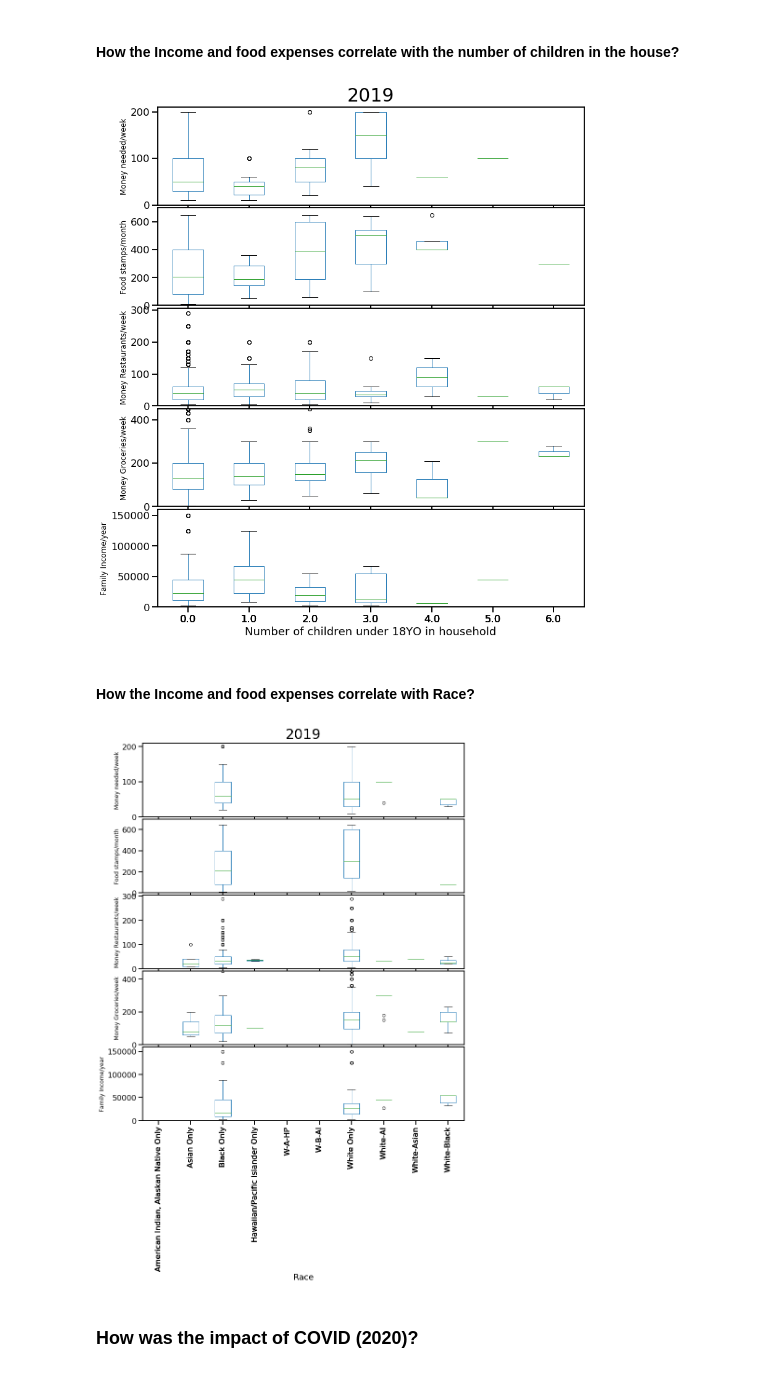
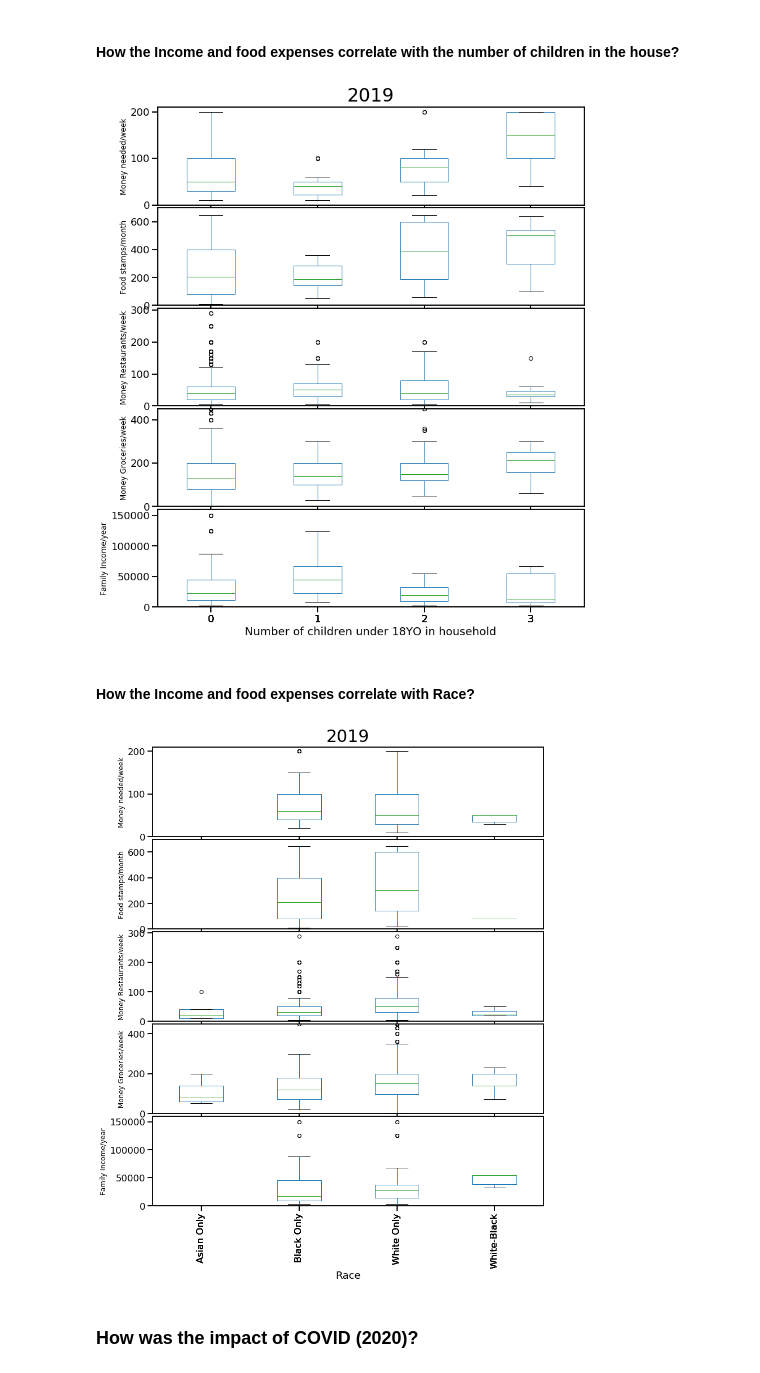
Before and after one commit to astronomilo/foodinsecurity, a Jupyter notebook: Notebooks/EDA_Prep/Team_27_EDA_Prep_20220227.ipynb, the cells around one changed output. Saved outputs shown, nothing was run; the diff lists cells and outputs as text; code cells hidden in the pictures.

```diff
--- a/Notebooks/EDA_Prep/Team_27_EDA_Prep_20220220.ipynb
+++ b/Notebooks/EDA_Prep/Team_27_EDA_Prep_20220227.ipynb
@@ -569,33 +569,37 @@ import warnings
 warnings.filterwarnings("ignore")
 
 def fix_number_children(df, string):
-    for i in np.arange(0,7):
+    for i in np.arange(0,3):
+    # for i in np.arange(0,7):
         if i not in df.NUMBER_OWN_CHILDREN.drop_duplicates().values:
             df = df.append({'NUMBER_OWN_CHILDREN': i,
                              string: 0},
                              ignore_index = True)
     return df
 
+# Chose number of children with statitistical significance
+Ch_cps2019_df = cps2019_df[cps2019_df.NUMBER_OWN_CHILDREN.isin([0,1,2,3])]
+
 # Households needing to meet food needs
-FoodNeed = cps2019_df[cps2019_df['AMOUNT_NEEDED_TO_MEET_HOUSEHOLD_FOOD_NEED']!=-1]
+FoodNeed = Ch_cps2019_df[Ch_cps2019_df['AMOUNT_NEEDED_TO_MEET_HOUSEHOLD_FOOD_NEED']!=-1]
 # Add a zero to those not defined values of NUMBER_OWN_CHILDREN
 FoodNeed = fix_number_children(FoodNeed, 'AMOUNT_NEEDED_TO_MEET_HOUSEHOLD_FOOD_NEED')
 
 # Food stamps/month:
-FoodStamps = cps2019_df[cps2019_df['FOODSTAMPS_AMT_PERMONTH']>0]
+FoodStamps = Ch_cps2019_df[Ch_cps2019_df['FOODSTAMPS_AMT_PERMONTH']>0]
 # Add a zero to those not defined values of NUMBER_OWN_CHILDREN
 FoodStamps = fix_number_children(FoodStamps, 'FOODSTAMPS_AMT_PERMONTH')
 
 # Purchases in Restaurants /week
-FoodRest = cps2019_df[cps2019_df['HOUSEHOLD_PURCHASES_RESTAURANTS']>=0]
+FoodRest = Ch_cps2019_df[Ch_cps2019_df['HOUSEHOLD_PURCHASES_RESTAURANTS']>=0]
 FoodRest = fix_number_children(FoodRest, 'HOUSEHOLD_PURCHASES_RESTAURANTS')
 
 # Purchases in Groceries / week
-FoodGroc = cps2019_df[cps2019_df['HOUSEHOLD_PURCHASES_GROCERIES']>=0]
+FoodGroc = Ch_cps2019_df[Ch_cps2019_df['HOUSEHOLD_PURCHASES_GROCERIES']>=0]
 FoodGroc = fix_number_children(FoodGroc, 'HOUSEHOLD_PURCHASES_GROCERIES')
 
 # Family Income
-FamInc = cps2019_df[cps2019_df['AMOUNT_NEEDED_TO_MEET_HOUSEHOLD_FOOD_NEED']!=-1]
+FamInc = Ch_cps2019_df[Ch_cps2019_df['AMOUNT_NEEDED_TO_MEET_HOUSEHOLD_FOOD_NEED']!=-1]
 Dict_Family_Income = { 1: 2500, 2: 6250, 3: 8750, 4: 11250, 5: 13750, 6: 17500,
                        7: 22500, 8: 27500, 9: 32500, 10: 37500, 11: 45000, 12: 55000,
                       13: 67500, 14: 87500, 15: 125000, 16: 150000}
@@ -648,4 +652,4 @@ ax5.set_xlabel('Number of children under 18YO in household')
 fig.suptitle('2019',y=0.93, fontsize=30)
 plt.show()
 # %% [output]
-[figure, old version]
+[figure, new version]
@@ -664,27 +676,32 @@ Dict_Race = {1: 'White Only',
             21: 'W-A-HP'}
 
 def fix_race(df, string):
-    for i in [1,2,3,4,5,6,7,8,16,21]:
+    for i in [1,2,4,6]:
+    #for i in [1,2,3,4,5,6,7,8,16,21]:
         if i not in df.RACE.drop_duplicates().values:
             df = df.append({'RACE': i,
                              string: 0},
                              ignore_index = True)
     df = df.replace({"RACE": Dict_Race})
     return df
+
+# Chose Races with statitistical significance
+Rz_cps2019_df = cps2019_df[cps2019_df.RACE.isin([1,2,4,6])]
+
 # Households needing to meet food needs
-FoodNeed = cps2019_df[cps2019_df['AMOUNT_NEEDED_TO_MEET_HOUSEHOLD_FOOD_NEED']!=-1]
+FoodNeed = Rz_cps2019_df[Rz_cps2019_df['AMOUNT_NEEDED_TO_MEET_HOUSEHOLD_FOOD_NEED']!=-1]
 FoodNeed = fix_race(FoodNeed, 'AMOUNT_NEEDED_TO_MEET_HOUSEHOLD_FOOD_NEED')
 # Food stamps/month:
-FoodStamps = cps2019_df[cps2019_df['FOODSTAMPS_AMT_PERMONTH']>0]
+FoodStamps = Rz_cps2019_df[Rz_cps2019_df['FOODSTAMPS_AMT_PERMONTH']>0]
 FoodStamps = fix_race(FoodStamps, 'FOODSTAMPS_AMT_PERMONTH')
 # Purchases in Restaurants /week
-FoodRest = cps2019_df[cps2019_df['HOUSEHOLD_PURCHASES_RESTAURANTS']>=0]
+FoodRest = Rz_cps2019_df[Rz_cps2019_df['HOUSEHOLD_PURCHASES_RESTAURANTS']>=0]
 FoodRest = fix_race(FoodRest, 'HOUSEHOLD_PURCHASES_RESTAURANTS')
 # Purchases in Groceries / week
-FoodGroc = cps2019_df[cps2019_df['HOUSEHOLD_PURCHASES_GROCERIES']>=0]
+FoodGroc = Rz_cps2019_df[Rz_cps2019_df['HOUSEHOLD_PURCHASES_GROCERIES']>=0]
 FoodGroc = fix_race(FoodGroc, 'HOUSEHOLD_PURCHASES_GROCERIES')
 # Family Income
-FamInc = cps2019_df[cps2019_df['AMOUNT_NEEDED_TO_MEET_HOUSEHOLD_FOOD_NEED']!=-1]
+FamInc = Rz_cps2019_df[Rz_cps2019_df['AMOUNT_NEEDED_TO_MEET_HOUSEHOLD_FOOD_NEED']!=-1]
 Dict_Family_Income = { 1: 2500, 2: 6250, 3: 8750, 4: 11250, 5: 13750, 6: 17500,
                        7: 22500, 8: 27500, 9: 32500, 10: 37500, 11: 45000, 12: 55000,
                       13: 67500, 14: 87500, 15: 125000, 16: 150000}
@@ -703,31 +720,31 @@ ax1.set_ylim(0,210)
 # Food stamps/month:
 FoodStamps.boxplot(column='FOODSTAMPS_AMT_PERMONTH',
                  by='RACE',grid=False, ax=ax2)
 ax2.set_ylabel('Food stamps/month', fontsize=12)
 ax2.set_title('')
 ax2.set_ylim(0,700)
 # Purchase Restaurants
 FoodRest.boxplot(column='HOUSEHOLD_PURCHASES_RESTAURANTS',
                  by='RACE',grid=False,ax=ax3)
 ax3.set_ylabel('Money Restaurants/week', fontsize=12)
 ax3.set_title('')
 ax3.set_ylim(0,305)
 # Purchases in Groceries / week
 FoodGroc.boxplot(column='HOUSEHOLD_PURCHASES_GROCERIES',
                  by='RACE',grid=False,ax=ax4)
 ax4.set_ylabel('Money Groceries/week', fontsize=12)
 ax4.set_title('')
 ax4.set_ylim(0,450)
 # Family Income
 FamInc.boxplot(column='FAMILY_INCOME',
                  by='RACE',grid=False, ax=ax5)
 ax5.set_ylabel('Family Income/year', fontsize=12)
 ax5.set_title('')
 ax5.set_ylim(0,160000)
 ax5.set_xlabel('Race')
 ax5.tick_params(axis='x', labelrotation = 90)
 
 fig.suptitle('2019',y=0.93, fontsize=30)
 plt.show()
 # %% [output]
-[figure, old version]
+[figure, new version]
```
Also changed, not shown: parts of 8 cells of this notebook, 5 other files.
